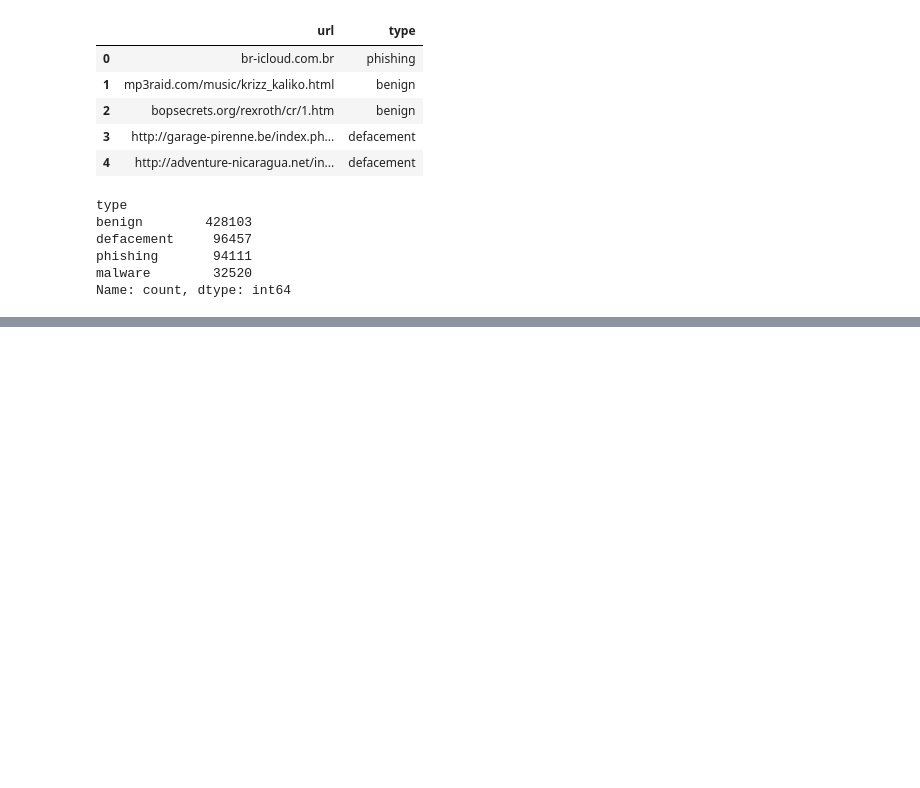
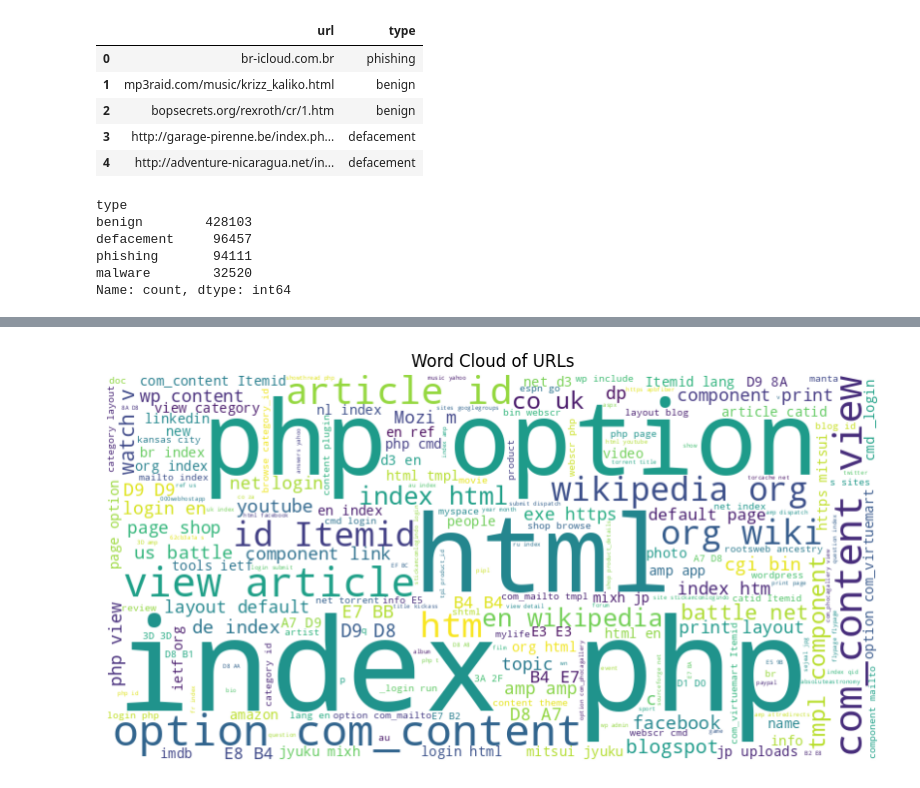
Before and after one commit to BibekRai44/Phising-sites-checker, a Jupyter notebook: phising-site.ipynb, the cells around one changed output, grey strips where cells are left out. Saved outputs shown, nothing was run; the diff lists cells and outputs as text; code cells hidden in the pictures; blank space fills up the shorter version.

```diff
--- a/phising-site.ipynb
+++ b/phising-site.ipynb
@@ -190,0 +272,12 @@ df.head()
+# %%
+def abnormal_url(url):
+    parsed_url = urlparse(url)
+    netloc = parsed_url.netloc
+    if netloc:
+        netloc = str(netloc)
+        match = re.search(netloc, url)
+        if match:
+            return 1
+    return 0
+# %%
+urls_data['abnormal_url']  = urls_data['url'].apply(lambda x: abnormal_url(x))
@@ -192,5 +294,4 @@ df.head()
 def secure_http(url):
     return int(urlparse(url).scheme == 'https')
 # %%
-df['secured_http']=df['url'].apply(lambda x:secure_http(x))
-df.head()
+urls_data['secure_http']  = urls_data['url'].apply(lambda x: secure_http(x))
@@ -214,5 +317,4 @@ def have_ip_address(url):
 
     return 0
 # %%
-df['ip']=df['url'].apply(lambda x:have_ip_address(x))
-df.head()
+urls_data['have_ip']  = urls_data['url'].apply(lambda x: have_ip_address(x))
@@ -280,0 +345,10 @@ Url is  [2]
+# %%
+# Word Cloud
+wordcloud = WordCloud(width=800, height=400, background_color='white').generate(' '.join(urls_data['url']))
+plt.figure(figsize=(10, 6))
+plt.imshow(wordcloud, interpolation='bilinear')
+plt.axis('off')
+plt.title('Word Cloud of URLs')
+plt.show()
+# %% [output]
+[figure, added]
```
Also changed, not shown: parts of 49 cells of this notebook.
